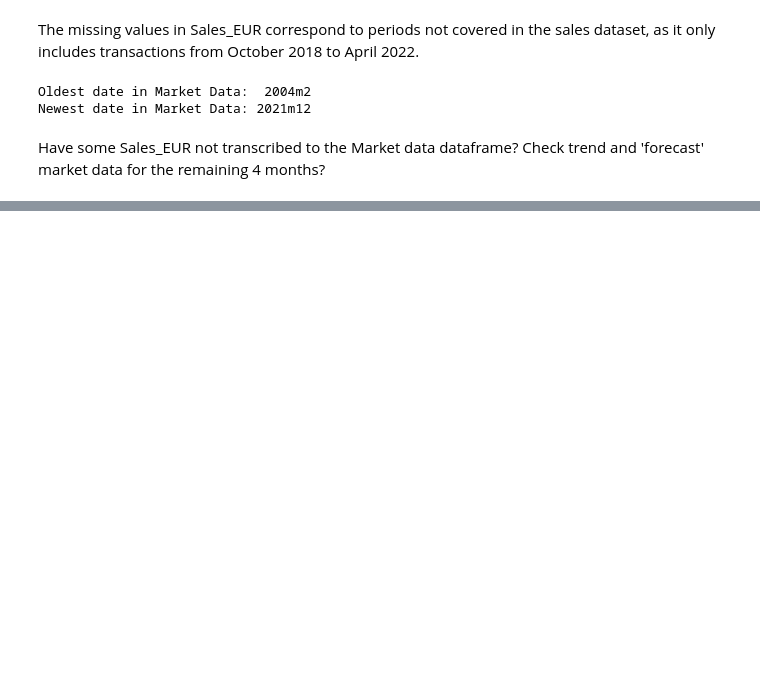
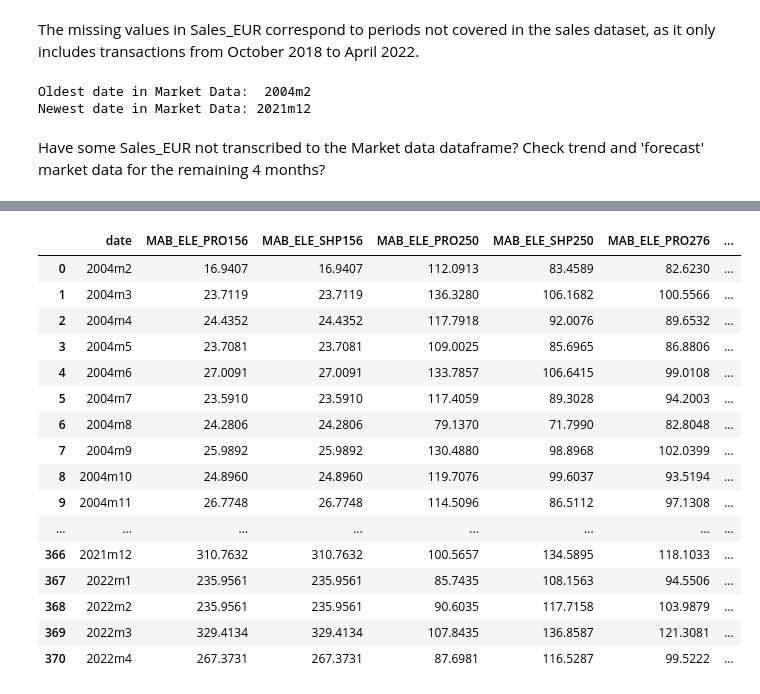
Before and after one commit to RubenCMarques/Case-2--Siemens-Sales-Forecast, a Jupyter notebook: Notebooks/Ingrid_workspace.ipynb, the cells around one changed output, grey strips where cells are left out. Saved outputs shown, nothing was run; the diff lists cells and outputs as text; code cells hidden in the pictures; blank space fills up the shorter version.

```diff
--- a/Notebooks/Ingrid_workspace.ipynb
+++ b/Notebooks/Ingrid_workspace.ipynb
@@ -443,0 +561,22 @@ Have some Sales_EUR not transcribed to the Market data dataframe? Check trend an
+# %%
+missing_rows = market_data[market_data.drop(columns=['Sales_EUR'], errors='ignore').isna().any(axis=1)]
+# Show missing rows
+missing_rows
+# %% [output]
+|  | date | MAB_ELE_PRO156 | MAB_ELE_SHP156 | MAB_ELE_PRO250 | MAB_ELE_SHP250 | MAB_ELE_PRO276 | ... |
+| 0 | 2004m2 | 16.9407 | 16.9407 | 112.0913 | 83.4589 | 82.6230 | ... |
+| 1 | 2004m3 | 23.7119 | 23.7119 | 136.3280 | 106.1682 | 100.5566 | ... |
+| 2 | 2004m4 | 24.4352 | 24.4352 | 117.7918 | 92.0076 | 89.6532 | ... |
+| 3 | 2004m5 | 23.7081 | 23.7081 | 109.0025 | 85.6965 | 86.8806 | ... |
+| 4 | 2004m6 | 27.0091 | 27.0091 | 133.7857 | 106.6415 | 99.0108 | ... |
+| 5 | 2004m7 | 23.5910 | 23.5910 | 117.4059 | 89.3028 | 94.2003 | ... |
+| 6 | 2004m8 | 24.2806 | 24.2806 | 79.1370 | 71.7990 | 82.8048 | ... |
+| 7 | 2004m9 | 25.9892 | 25.9892 | 130.4880 | 98.8968 | 102.0399 | ... |
+| 8 | 2004m10 | 24.8960 | 24.8960 | 119.7076 | 99.6037 | 93.5194 | ... |
+| 9 | 2004m11 | 26.7748 | 26.7748 | 114.5096 | 86.5112 | 97.1308 | ... |
+| ... | ... | ... | ... | ... | ... | ... | ... |
+| 366 | 2021m12 | 310.7632 | 310.7632 | 100.5657 | 134.5895 | 118.1033 | ... |
+| 367 | 2022m1 | 235.9561 | 235.9561 | 85.7435 | 108.1563 | 94.5506 | ... |
+| 368 | 2022m2 | 235.9561 | 235.9561 | 90.6035 | 117.7158 | 103.9879 | ... |
+| 369 | 2022m3 | 329.4134 | 329.4134 | 107.8435 | 136.8587 | 121.3081 | ... |
+| 370 | 2022m4 | 267.3731 | 267.3731 | 87.6981 | 116.5287 | 99.5222 | ... |
```
Also changed, not shown: parts of 35 cells of this notebook, 14 other files.
